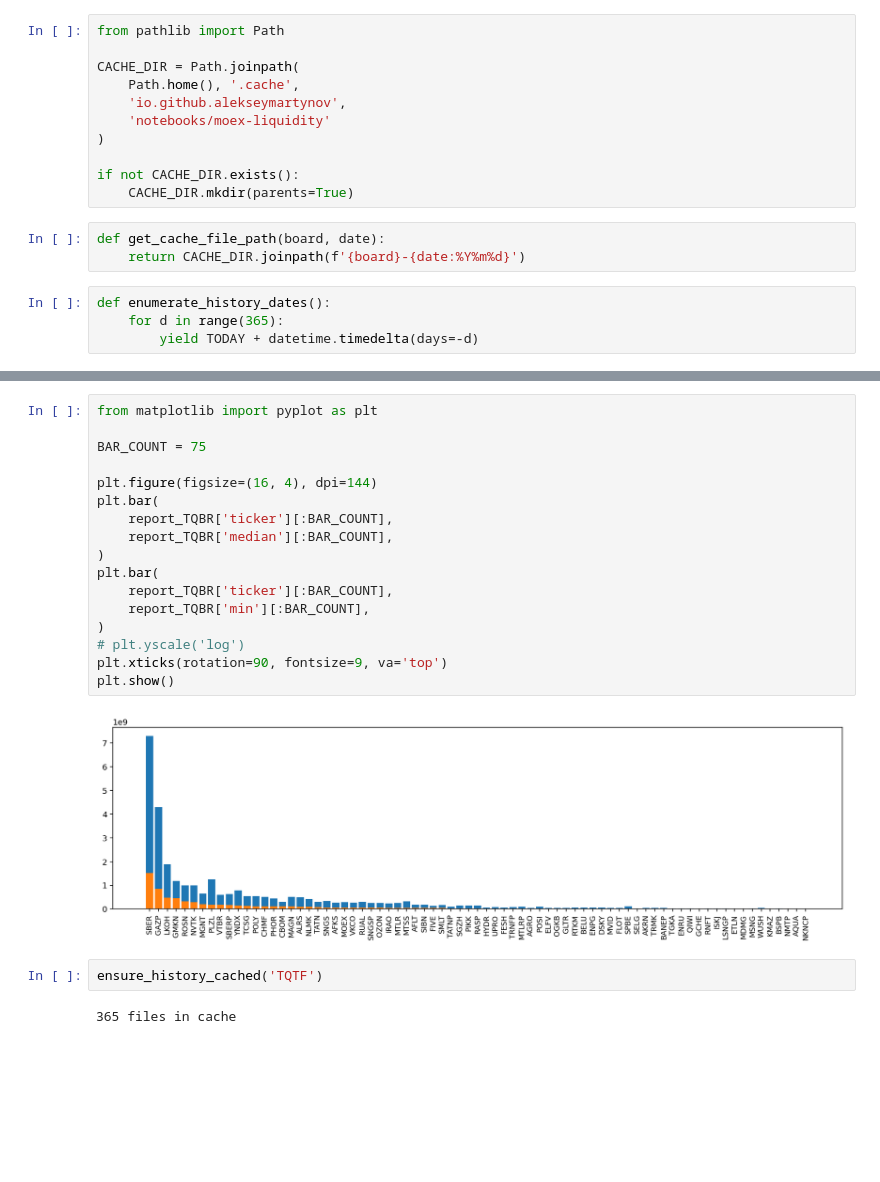
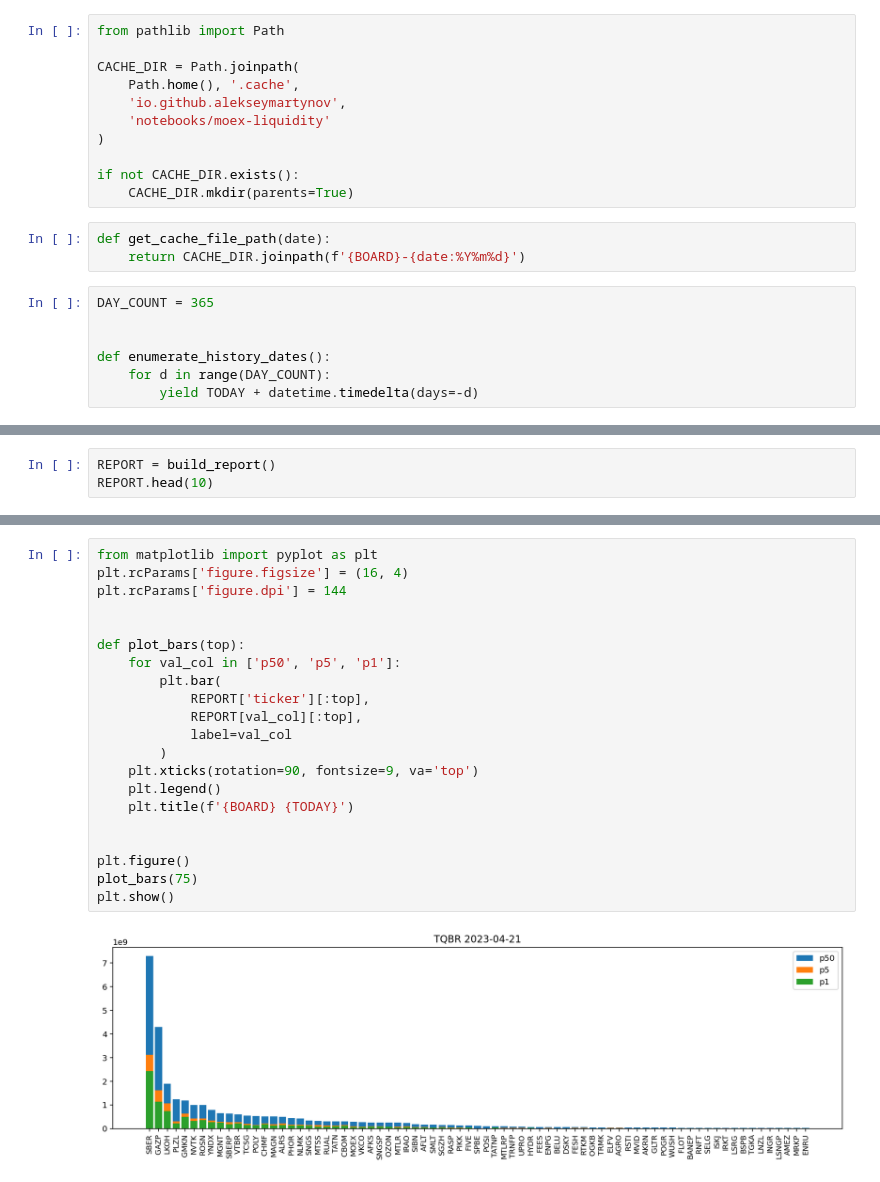
Before and after one commit to AlekseyMartynov/notebooks, a Jupyter notebook: notebooks/20230423-moex-liquidity.ipynb, the cells around one changed output, grey strips where cells are left out. Saved outputs shown, nothing was run; the diff lists cells and outputs as text; blank space fills up the shorter version.

```diff
--- a/notebooks/20230423-moex-liquidity.ipynb
+++ b/notebooks/20230423-moex-liquidity.ipynb
@@ -73,10 +75,13 @@ CACHE_DIR = Path.joinpath(
 if not CACHE_DIR.exists():
     CACHE_DIR.mkdir(parents=True)
 # %%
-def get_cache_file_path(board, date):
-    return CACHE_DIR.joinpath(f'{board}-{date:%Y%m%d}')
+def get_cache_file_path(date):
+    return CACHE_DIR.joinpath(f'{BOARD}-{date:%Y%m%d}')
 # %%
+DAY_COUNT = 365
+
+
 def enumerate_history_dates():
-    for d in range(365):
+    for d in range(DAY_COUNT):
         yield TODAY + datetime.timedelta(days=-d)
 # %%
@@ -142,0 +128,3 @@ report_TQBR.head(50)
+# %%
+REPORT = build_report()
+REPORT.head(10)
@@ -143,23 +157,23 @@ report_TQBR.head(50)
 # %%
 from matplotlib import pyplot as plt
+plt.rcParams['figure.figsize'] = (16, 4)
+plt.rcParams['figure.dpi'] = 144
 
-BAR_COUNT = 75
 
-plt.figure(figsize=(16, 4), dpi=144)
-plt.bar(
-    report_TQBR['ticker'][:BAR_COUNT],
-    report_TQBR['median'][:BAR_COUNT],
-)
-plt.bar(
-    report_TQBR['ticker'][:BAR_COUNT],
-    report_TQBR['min'][:BAR_COUNT],
-)
-# plt.yscale('log')
-plt.xticks(rotation=90, fontsize=9, va='top')
+def plot_bars(top):
+    for val_col in ['p50', 'p5', 'p1']:
+        plt.bar(
+            REPORT['ticker'][:top],
+            REPORT[val_col][:top],
+            label=val_col
+        )
+    plt.xticks(rotation=90, fontsize=9, va='top')
+    plt.legend()
+    plt.title(f'{BOARD} {TODAY}')
+
+
+plt.figure()
+plot_bars(75)
 plt.show()
 # %% [output]
-[figure, old version]
+[figure, new version]
-# %%
-ensure_history_cached('TQTF')
-# %% [output]
-365 files in cache
```
Also changed, not shown: parts of 15 cells of this notebook.
